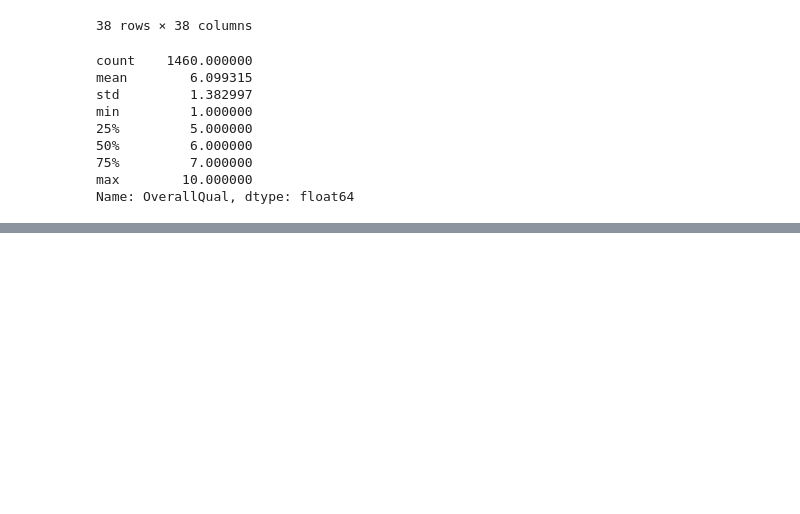
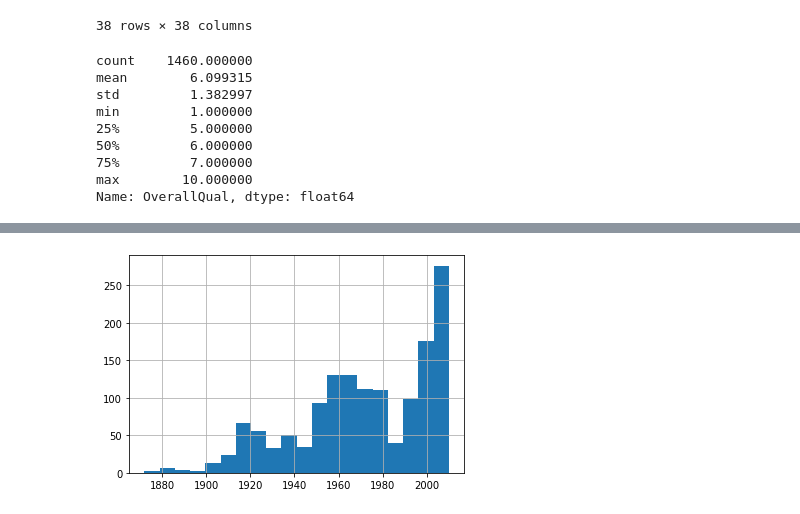
Before and after one commit to allenj813/DS-SYD-PT-24FEB, a Jupyter notebook: Projects/Mini Project 2 - Housing Prediction.ipynb, the cells around one changed output, grey strips where cells are left out. Saved outputs shown, nothing was run; the diff lists cells and outputs as text; code cells hidden in the pictures; blank space fills up the shorter version.

```diff
--- a/Projects/Mini Project 2 - Housing Prediction.ipynb
+++ b/Projects/Mini Project 2 - Housing Prediction.ipynb
@@ -166,0 +183,6 @@ draw_scatter_plot(house['SalePrice'], house['YrSold'])
+# %%
+# Visualise distribution of Year when property was built
+house['YearBuilt'].hist(bins=20)
+plt.show()
+# %% [output]
+[figure, added]
```
Also changed, not shown: parts of 45 cells of this notebook, 5 other files.
